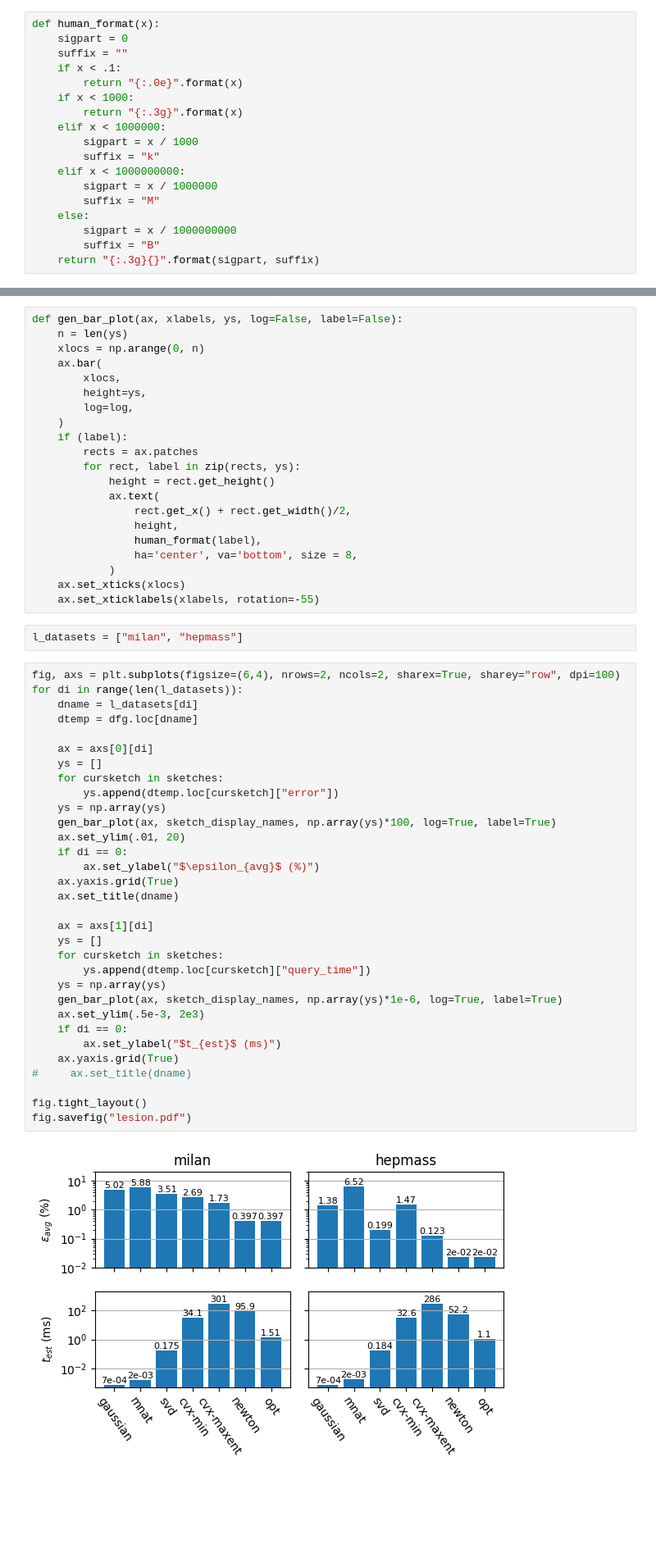
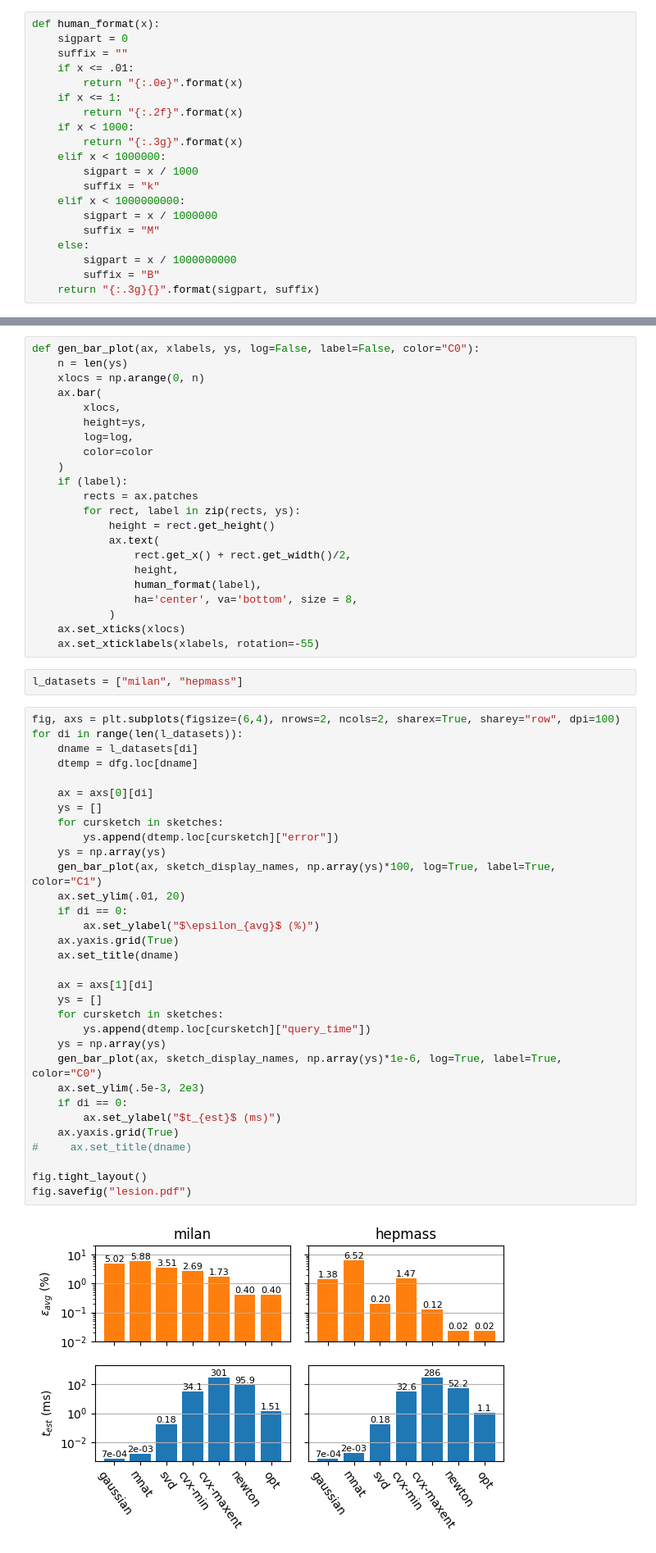
Before and after one commit to stanford-futuredata/msketch, a Jupyter notebook: analysis/Lesion Results.ipynb, the cells around one changed output, grey strips where cells are left out. Shown at 82% size. Cells and saved outputs as stored; diff of their text form; blank space fills up the shorter version.

```diff
--- a/analysis/Lesion Results.ipynb
+++ b/analysis/Lesion Results.ipynb
@@ -9,8 +9,10 @@ import pandas as pd
 def human_format(x):
     sigpart = 0
     suffix = ""
-    if x < .1:
+    if x <= .01:
         return "{:.0e}".format(x)
+    if x <= 1:
+        return "{:.2f}".format(x)
     if x < 1000:
         return "{:.3g}".format(x)
     elif x < 1000000:
@@ -83,13 +85,14 @@ sketch_display_names = [
     "opt"
 ]
 # %%
-def gen_bar_plot(ax, xlabels, ys, log=False, label=False):
+def gen_bar_plot(ax, xlabels, ys, log=False, label=False, color="C0"):
     n = len(ys)
     xlocs = np.arange(0, n)
     ax.bar(
         xlocs,
         height=ys,
         log=log,
+        color=color
     )
     if (label):
         rects = ax.patches
@@ -109,33 +112,33 @@ l_datasets = ["milan", "hepmass"]
 fig, axs = plt.subplots(figsize=(6,4), nrows=2, ncols=2, sharex=True, sharey="row", dpi=100)
 for di in range(len(l_datasets)):
     dname = l_datasets[di]
     dtemp = dfg.loc[dname]
 
     ax = axs[0][di]
     ys = []
     for cursketch in sketches:
         ys.append(dtemp.loc[cursketch]["error"])
     ys = np.array(ys)
-    gen_bar_plot(ax, sketch_display_names, np.array(ys)*100, log=True, label=True)
+    gen_bar_plot(ax, sketch_display_names, np.array(ys)*100, log=True, label=True, color="C1")
     ax.set_ylim(.01, 20)
     if di == 0:
         ax.set_ylabel("$\epsilon_{avg}$ (%)")
     ax.yaxis.grid(True)
     ax.set_title(dname)
 
     ax = axs[1][di]
     ys = []
     for cursketch in sketches:
         ys.append(dtemp.loc[cursketch]["query_time"])
     ys = np.array(ys)
-    gen_bar_plot(ax, sketch_display_names, np.array(ys)*1e-6, log=True, label=True)
+    gen_bar_plot(ax, sketch_display_names, np.array(ys)*1e-6, log=True, label=True, color="C0")
     ax.set_ylim(.5e-3, 2e3)
     if di == 0:
         ax.set_ylabel("$t_{est}$ (ms)")
     ax.yaxis.grid(True)
 #     ax.set_title(dname)
 
 fig.tight_layout()
 fig.savefig("lesion.pdf")
 # %% [output]
-[figure, old version]
+[figure, new version]
```
Also changed, not shown: 5 other files.
